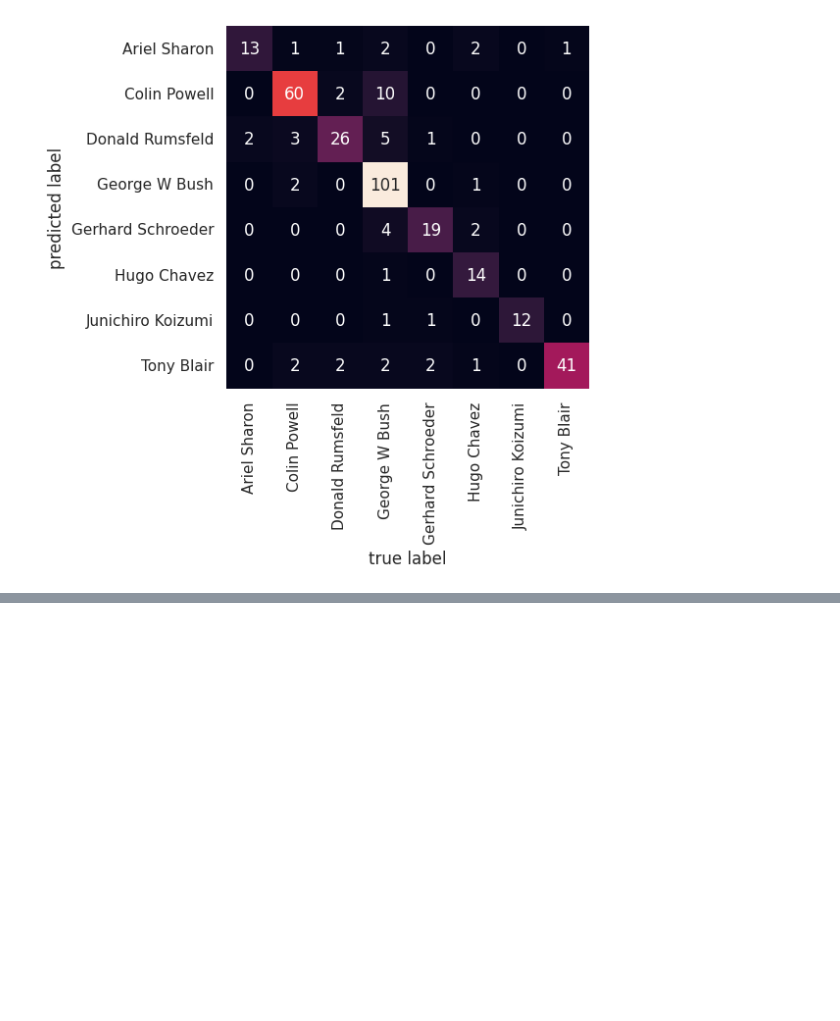
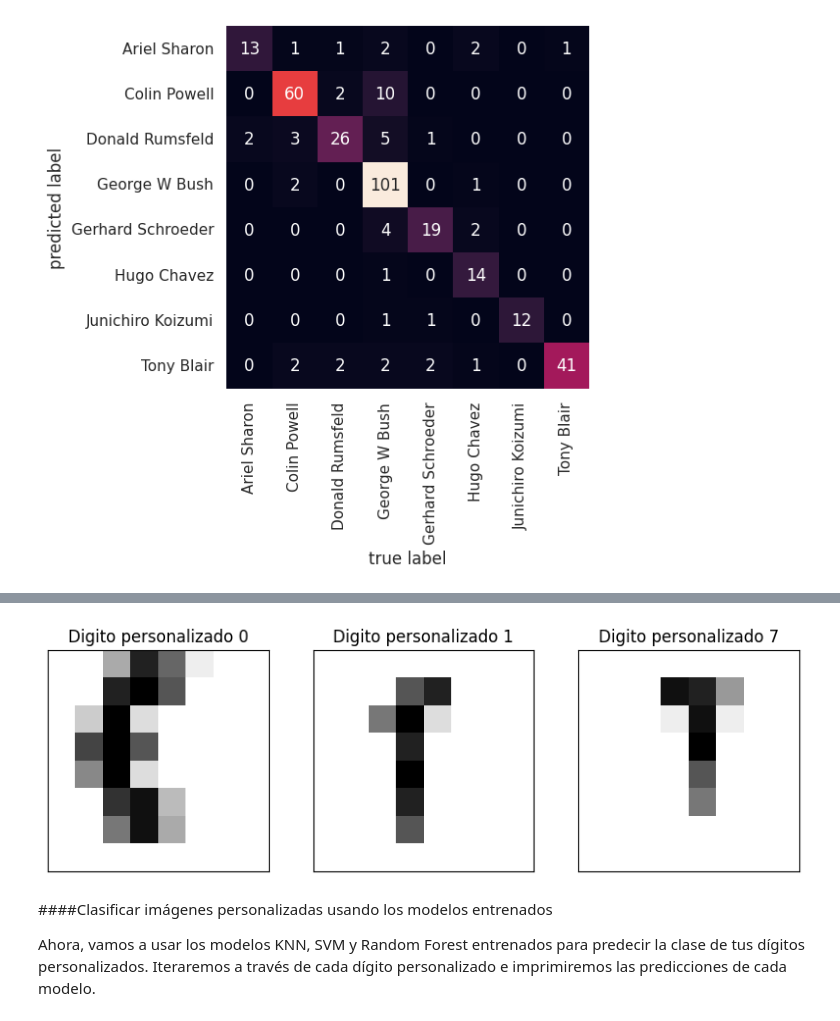
Before and after one commit to IvanRosP/mineria-de-datos, a Jupyter notebook: Mineria de datos.ipynb, the cells around one changed output, grey strips where cells are left out. Cells and saved outputs as stored; diff of their text form; code cells hidden in the pictures; blank space fills up the shorter version.

```diff
--- a/Mineria de datos.ipynb
+++ b/Mineria de datos.ipynb
@@ -3043,0 +3156,69 @@ plt.ylabel('predicted label');
+# %%
+import matplotlib.pyplot as plt
+
+# Función para mostrar una imagen de dígitos de 8x8
+def display_digit(image_array, title=""):
+    plt.imshow(image_array.reshape(8, 8), cmap=plt.cm.gray_r, interpolation='nearest')
+    plt.title(title)
+    plt.xticks([])
+    plt.yticks([])
+
+# Define tus tres imágenes personalizadas de dígitos 8x8 (como arreglos 1D de 64 píxeles cada una)
+# Ejemplo: un dígito '0' personalizado
+custom_digit_0 = np.array([
+    0, 0, 5, 13, 9, 1, 0, 0,
+    0, 0, 13, 15, 10, 0, 0, 0,
+    0, 3, 15, 2, 0, 0, 0, 0,
+    0, 11, 15, 10, 0, 0, 0, 0,
+    0, 7, 15, 2, 0, 0, 0, 0,
+    0, 0, 12, 14, 4, 0, 0, 0,
+    0, 0, 8, 14, 5, 0, 0, 0,
+    0, 0, 0, 0, 0, 0, 0, 0
+])
+
+# Ejemplo: un dígito '1' personalizado
+custom_digit_1 = np.array([
+    0, 0, 0, 0, 0, 0, 0, 0,
+    0, 0, 0, 10, 13, 0, 0, 0,
+    0, 0, 8, 15, 2, 0, 0, 0,
+    0, 0, 0, 13, 0, 0, 0, 0,
+    0, 0, 0, 15, 0, 0, 0, 0,
+    0, 0, 0, 13, 0, 0, 0, 0,
+    0, 0, 0, 10, 0, 0, 0, 0,
+    0, 0, 0, 0, 0, 0, 0, 0
+])
+
+# Ejemplo: un '7' personalizado
+custom_digit_7 = np.array([
+    0, 0, 0, 0, 0, 0, 0, 0,
+    0, 0, 0, 14, 13, 6, 0, 0,
+    0, 0, 0, 1, 14, 1, 0, 0,
+    0, 0, 0, 0, 15, 0, 0, 0,
+    0, 0, 0, 0, 10, 0, 0, 0,
+    0, 0, 0, 0, 8, 0, 0, 0,
+    0, 0, 0, 0, 0, 0, 0, 0,
+    0, 0, 0, 0, 0, 0, 0, 0
+])
+
+# Guárdalos en una lista para un procesamiento más fácil
+custom_digits = [
+    custom_digit_0,
+    custom_digit_1,
+    custom_digit_7
+]
+
+# Visualiza tus dígitos personalizados
+plt.figure(figsize=(10, 3))
+plt.subplot(1, 3, 1)
+display_digit(custom_digits[0], "Digito personalizado 0")
+plt.subplot(1, 3, 2)
+display_digit(custom_digits[1], "Digito personalizado 1")
+plt.subplot(1, 3, 3)
+display_digit(custom_digits[2], "Digito personalizado 7")
+plt.show()
+# %% [output]
+[figure, added]
+# %% [markdown]
+####Clasificar imágenes personalizadas usando los modelos entrenados
+
+Ahora, vamos a usar los modelos KNN, SVM y Random Forest entrenados para predecir la clase de tus dígitos personalizados. Iteraremos a través de cada dígito personalizado e imprimiremos las predicciones de cada modelo.
```
Also changed, not shown: parts of 15 cells of this notebook.
